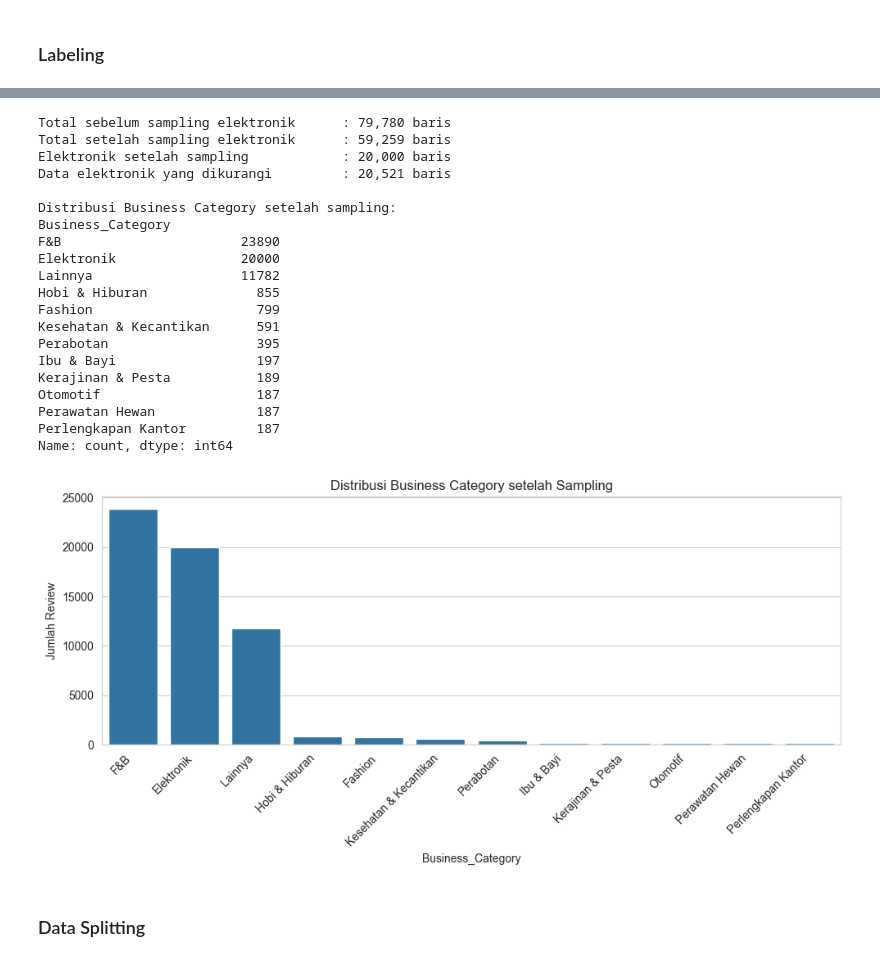
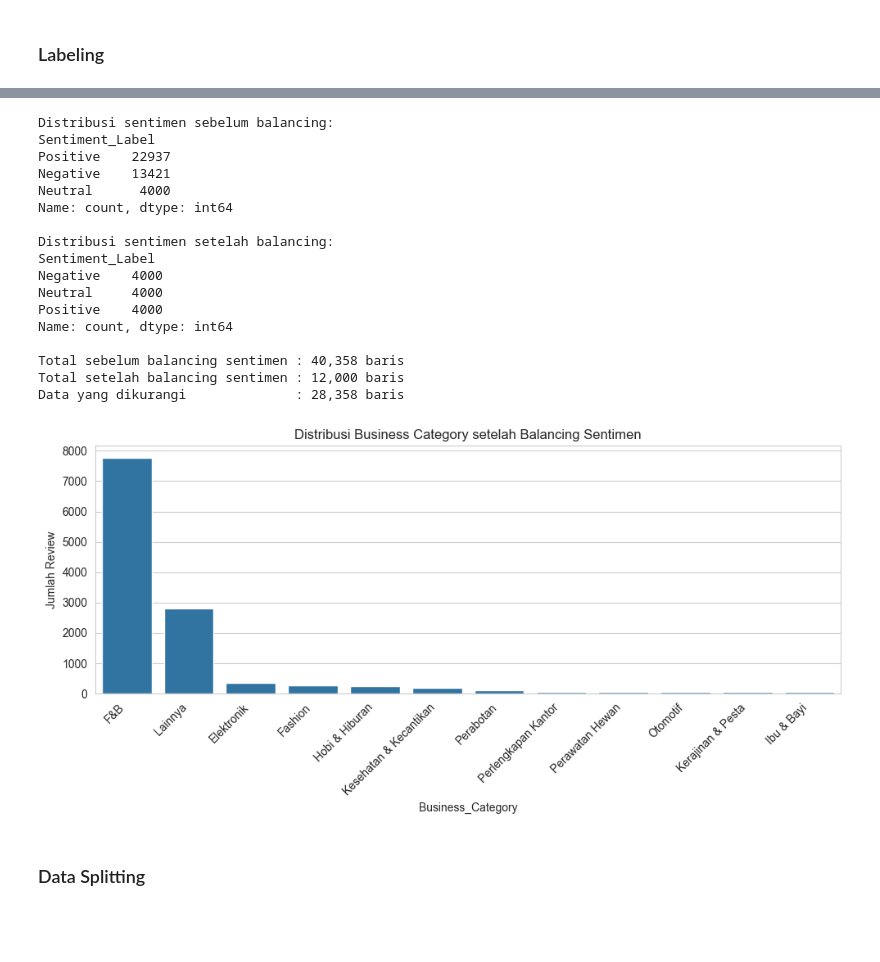
Before and after one commit to Gepx/sigap-ai, a Jupyter notebook: ai/sigap-ai.ipynb, the cells around one changed output, grey strips where cells are left out. Saved outputs shown, nothing was run; the diff lists cells and outputs as text; code cells hidden in the pictures; blank space fills up the shorter version.

Commit message:
perbaikan kode dan hapus dataset lazada

```diff
--- a/ai/sigap-ai.ipynb
+++ b/ai/sigap-ai.ipynb
@@ -648,7 +589,6 @@ df_all = df_all[df_all["Review_Text"].str.split().str.len().fillna(0).ge(2)].cop
 
 before_duplicate_clean = len(df_all)
 df_all = df_all.drop_duplicates(
-    subset=["Review_Text", "Review_Date", "Rating_Score", "Platform_Source", "Dataset_Source"],
     keep="first").reset_index(drop=True)
 
 duplicate_removed = before_duplicate_clean - len(df_all)
@@ -1178,69 +1100,64 @@ Sentiment distribution / Distribusi sentimen:
 # %%
-
-# sampling untuk kategori elektronik agar tidak lebih unggul dari kategori f&b
-ELEKTRONIK_SAMPLE_SIZE = 20000
+# Melakukan balancing sentimen agar data seimbang dan diambil dari data yang terkecil
 RANDOM_STATE = 42
 
-mask_elektronik = df_all_labeled["Business_Category"].eq("Elektronik")
-df_elektronik = df_all_labeled.loc[mask_elektronik].copy()
-df_non_elektronik = df_all_labeled.loc[~mask_elektronik].copy()
+sentiment_counts_before = df_all_labeled["Sentiment_Label"].value_counts()
+min_label_count = sentiment_counts_before.min()
 
-if len(df_elektronik) > ELEKTRONIK_SAMPLE_SIZE:
-    df_elektronik = df_elektronik.sample(
-        n=ELEKTRONIK_SAMPLE_SIZE,
-        random_state=RANDOM_STATE)
+before_balancing = len(df_all_labeled)
+df_all_labeled = (
+    df_all_labeled
+    .groupby("Sentiment_Label", group_keys=False)
+    .apply(lambda group: group.sample(n=min_label_count, random_state=RANDOM_STATE))
+    .sample(frac=1, random_state=RANDOM_STATE)
+    .reset_index(drop=True)
+)
+after_balancing = len(df_all_labeled)
+removed_balancing = before_balancing - after_balancing
 
-before_sampling = len(df_all_labeled)
-df_all_labeled = pd.concat([df_non_elektronik, df_elektronik], ignore_index=True)
-df_all_labeled = df_all_labeled.sample(frac=1, random_state=RANDOM_STATE).reset_index(drop=True)
+print("Distribusi sentimen sebelum balancing:")
+print(sentiment_counts_before)
 
-after_sampling = len(df_all_labeled)
-removed_elektronik = before_sampling - after_sampling
+print("\nDistribusi sentimen setelah balancing:")
+print(df_all_labeled["Sentiment_Label"].value_counts())
 
-print(f"Total sebelum sampling elektronik      : {before_sampling:,} baris")
-print(f"Total setelah sampling elektronik      : {after_sampling:,} baris")
-print(f"Elektronik setelah sampling            : {df_all_labeled['Business_Category'].eq('Elektronik').sum():,} baris")
-print(f"Data elektronik yang dikurangi         : {removed_elektronik:,} baris")
-
-print("\nDistribusi Business Category setelah sampling:")
-print(df_all_labeled["Business_Category"].value_counts())
+print(f"\nTotal sebelum balancing sentimen : {before_balancing:,} baris")
+print(f"Total setelah balancing sentimen : {after_balancing:,} baris")
+print(f"Data yang dikurangi              : {removed_balancing:,} baris")
 # %% [output]
-Total sebelum sampling elektronik      : 79,780 baris
-Total setelah sampling elektronik      : 59,259 baris
-Elektronik setelah sampling            : 20,000 baris
-Data elektronik yang dikurangi         : 20,521 baris
+Distribusi sentimen sebelum balancing:
+Sentiment_Label
+Positive    22937
+Negative    13421
+Neutral      4000
+Name: count, dtype: int64
 
-Distribusi Business Category setelah sampling:
-Business_Category
-F&B                       23890
-Elektronik                20000
-Lainnya                   11782
-Hobi & Hiburan              855
-Fashion                     799
-Kesehatan & Kecantikan      591
-Perabotan                   395
-Ibu & Bayi                  197
-Kerajinan & Pesta           189
-Otomotif                    187
-Perawatan Hewan             187
-Perlengkapan Kantor         187
+Distribusi sentimen setelah balancing:
+Sentiment_Label
+Negative    4000
+Neutral     4000
+Positive    4000
 Name: count, dtype: int64
+
+Total sebelum balancing sentimen : 40,358 baris
+Total setelah balancing sentimen : 12,000 baris
+Data yang dikurangi              : 28,358 baris
 # %%
 category_counts = df_all_labeled["Business_Category"].value_counts()
 
 plt.figure(figsize=(10, 5))
 sns.barplot(
     x=category_counts.index,
     y=category_counts.values)
 
-plt.title("Distribusi Business Category setelah Sampling")
+plt.title("Distribusi Business Category setelah Balancing Sentimen")
 plt.xticks(rotation=45, ha="right")
 plt.ylabel("Jumlah Review")
 plt.xlabel("Business_Category")
 plt.tight_layout()
 plt.show()
 # %% [output]
-[figure, old version]
+[figure, new version]
 # %% [markdown]
 ### Data Splitting
 # %%
```
Also changed, not shown: parts of 34 cells of this notebook, 5 other files.
